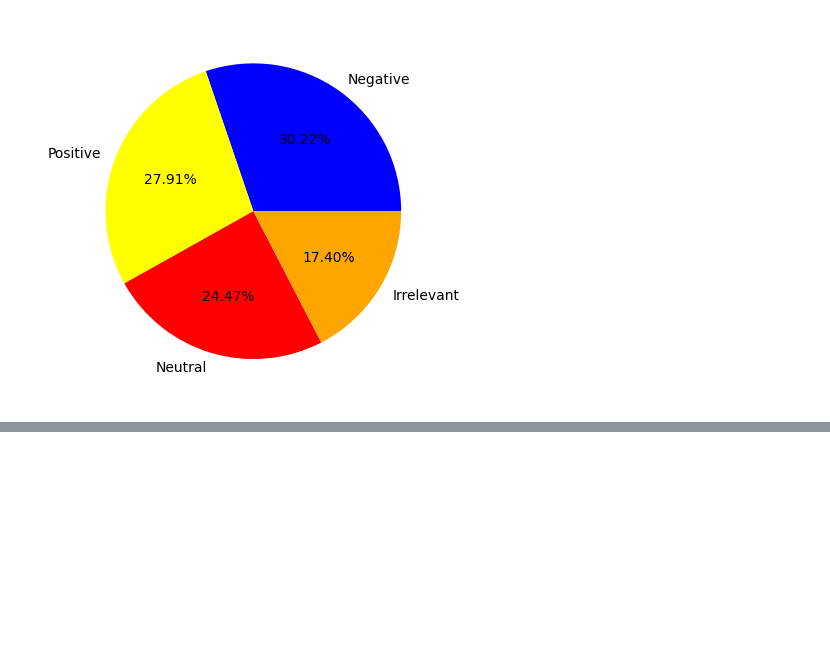
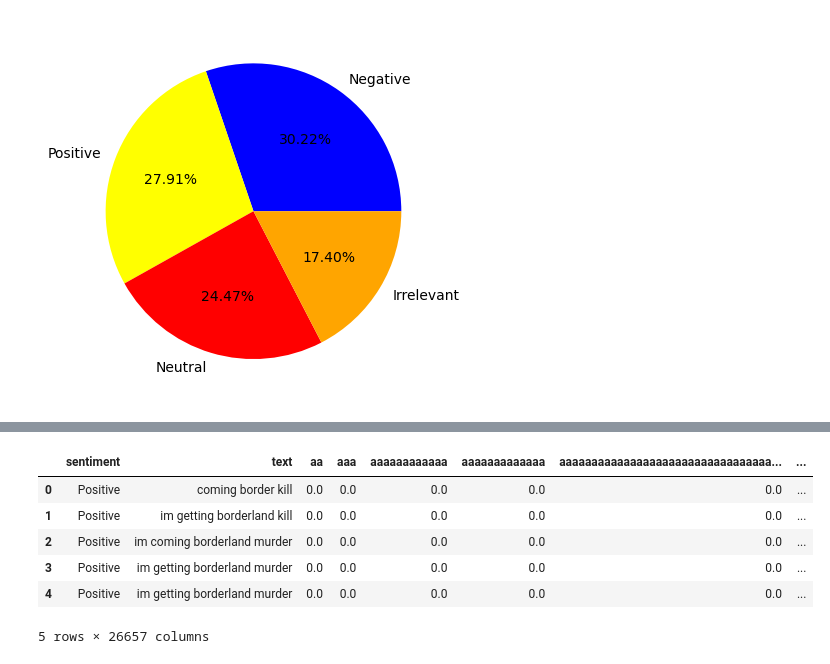
Before and after one commit to RudraShankhaNandy/PRASUNET_DS_Intern, a Jupyter notebook: TASK_04/task4.ipynb, the cells around one changed output, grey strips where cells are left out. Saved outputs shown, nothing was run; the diff lists cells and outputs as text; code cells hidden in the pictures; blank space fills up the shorter version.

```diff
--- a/TASK_04/task4.ipynb
+++ b/TASK_04/task4.ipynb
@@ -120,0 +254,12 @@ plt.show()
+# %%
+merged_df = pd.concat([df, required], axis=1)
+# %%
+merged_df.head()
+# %% [output]
+|  | sentiment | text | aa | aaa | aaaaaaaaaaaa | aaaaaaaaaaaaa | aaaaaaaaaaaaaaaaaaaaaaaaaaaaaaaaa... | ... |
+| 0 | Positive | coming border kill | 0.0 | 0.0 | 0.0 | 0.0 | 0.0 | ... |
+| 1 | Positive | im getting borderland kill | 0.0 | 0.0 | 0.0 | 0.0 | 0.0 | ... |
+| 2 | Positive | im coming borderland murder | 0.0 | 0.0 | 0.0 | 0.0 | 0.0 | ... |
+| 3 | Positive | im getting borderland murder | 0.0 | 0.0 | 0.0 | 0.0 | 0.0 | ... |
+| 4 | Positive | im getting borderland murder | 0.0 | 0.0 | 0.0 | 0.0 | 0.0 | ... |
+5 rows × 26657 columns
```
Also changed, not shown: parts of 16 cells of this notebook.
